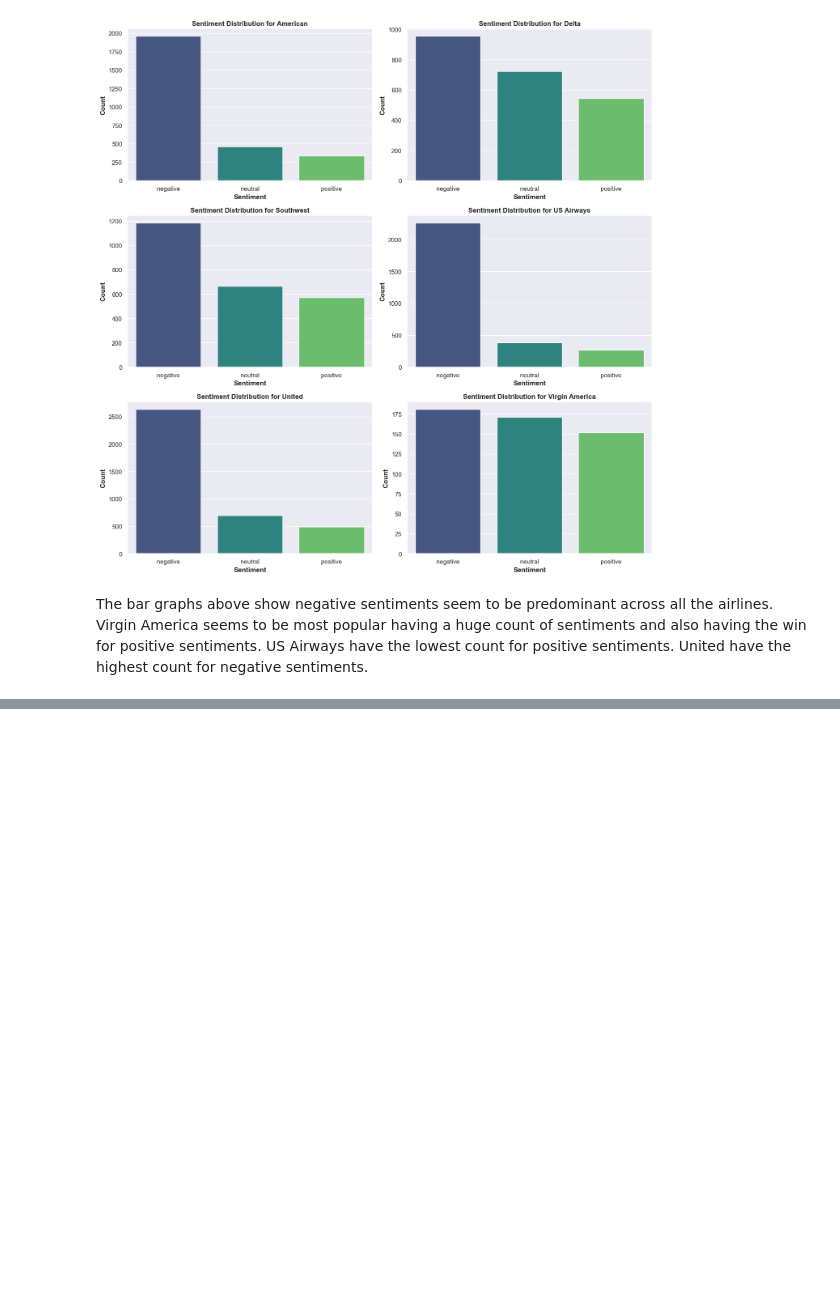
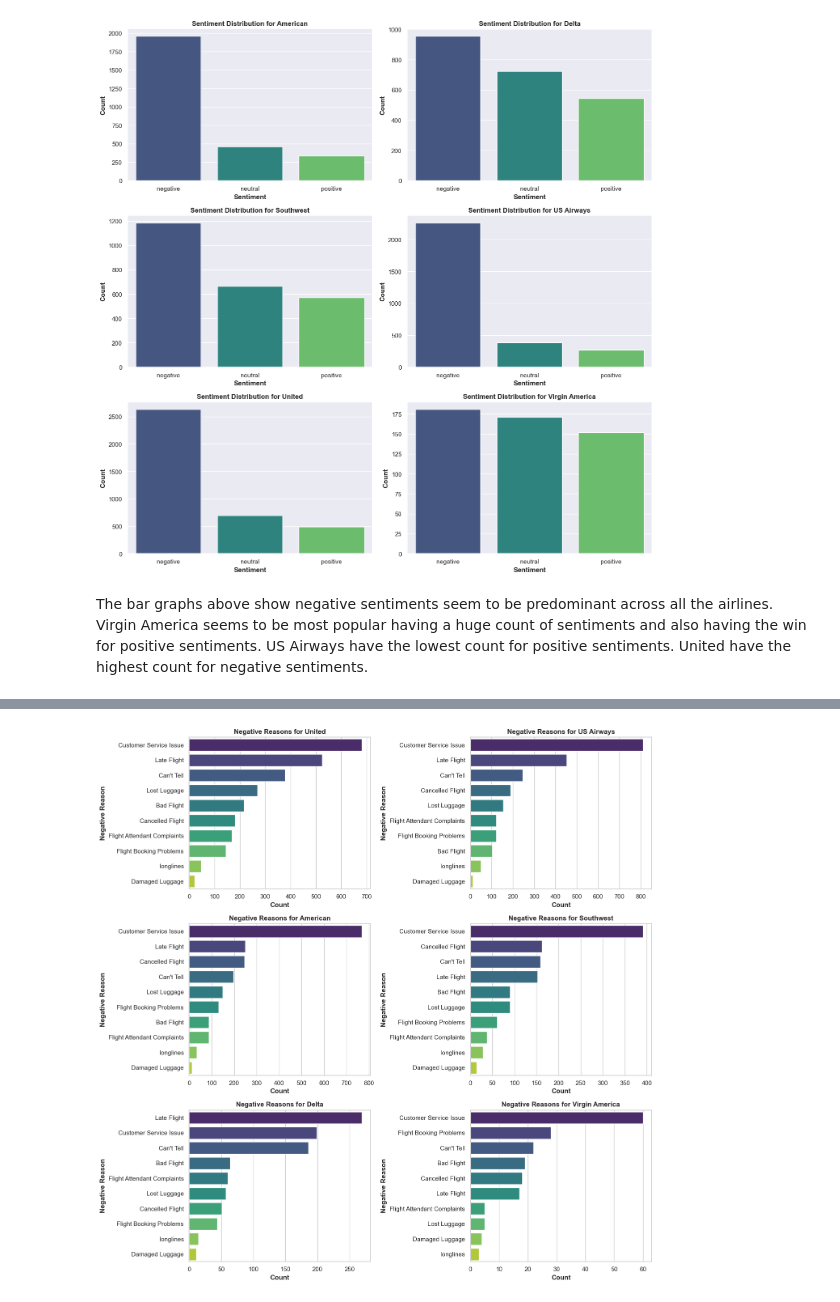
Before and after one commit to Kinuthiajoseph/Aviators-Phase-5-Project-Final, a Jupyter notebook: Jupyter Notebook 2.ipynb, the cells around one changed output, grey strips where cells are left out. Cells and saved outputs as stored; diff of their text form; code cells hidden in the pictures; blank space fills up the shorter version.

```diff
--- a/Jupyter Notebook 2.ipynb
+++ b/Jupyter Notebook 2.ipynb
@@ -706,0 +747,31 @@ The bar graphs above show negative sentiments seem to be predominant across all
+# %%
+
+# Grouping negative reasons by airline with 'Not specified' removed
+negative_reasons = data[data['negativereason'] \
+                        != 'Not specified'] \
+                            .groupby(['airline', 'negativereason']) \
+                                .size().unstack(fill_value=0)
+
+# Plotting the distribution of negative reasons for each airline
+plt.figure(figsize=(14, 14))
+# sns.set(style="whitegrid")
+
+# Creating subplots for each airline
+for i, airline in enumerate(negative_reasons.sum(axis=1).sort_values(ascending=False).index):
+    plt.subplot(3, 2, i + 1)
+
+    # Extracting negative reason counts for the current airline
+    negative_reason_counts = negative_reasons.loc[airline]
+
+    # Sorting the negative reasons in descending order
+    negative_reason_counts = negative_reason_counts.sort_values(ascending=False)
+
+    # Creating a bar plot for the negative reason distribution
+    sns.barplot(x=negative_reason_counts.values, y=negative_reason_counts.index, palette='viridis')
+    plt.title(f'Negative Reasons for {airline}', fontweight='bold')
+    plt.xlabel('Count', fontweight='bold')
+    plt.ylabel('Negative Reason', fontweight='bold')
+
+plt.tight_layout();
+# %% [output]
+[figure, added]
```
Also changed, not shown: parts of 8 cells of this notebook.
